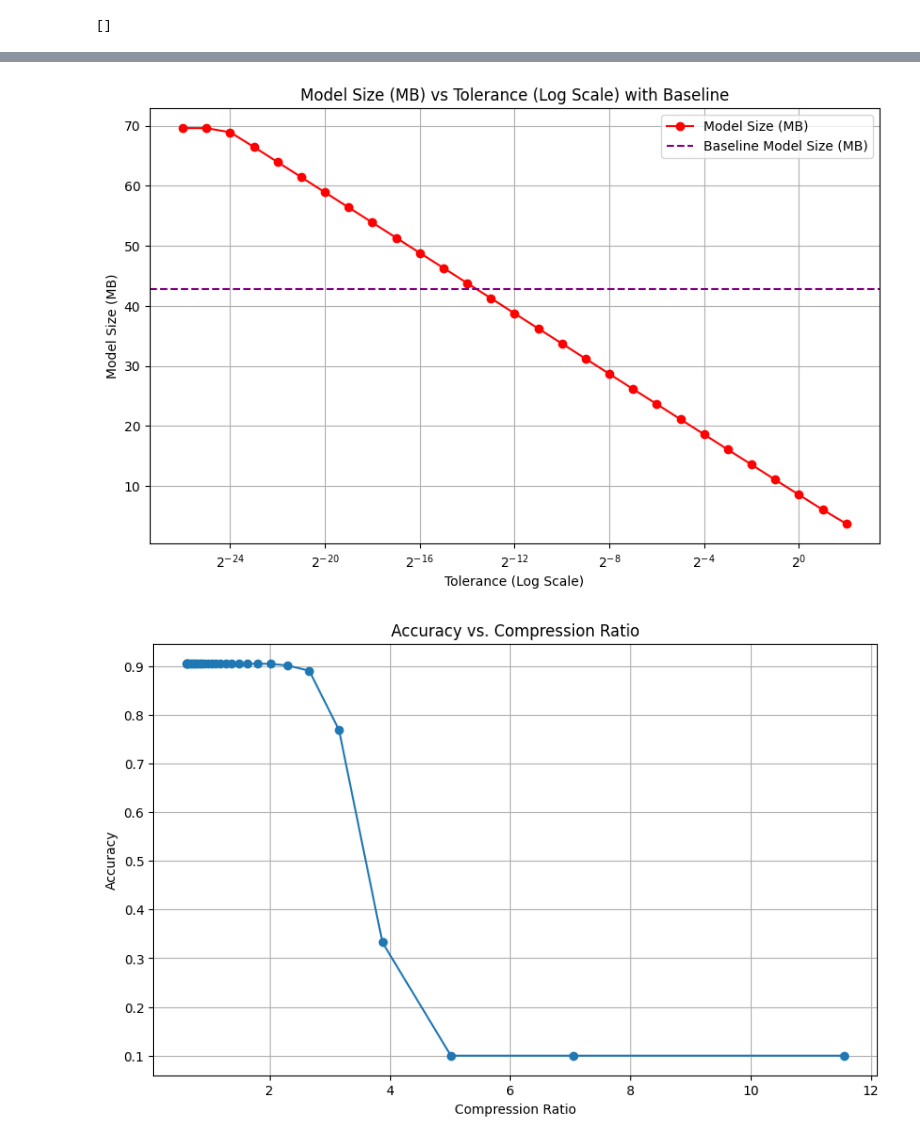
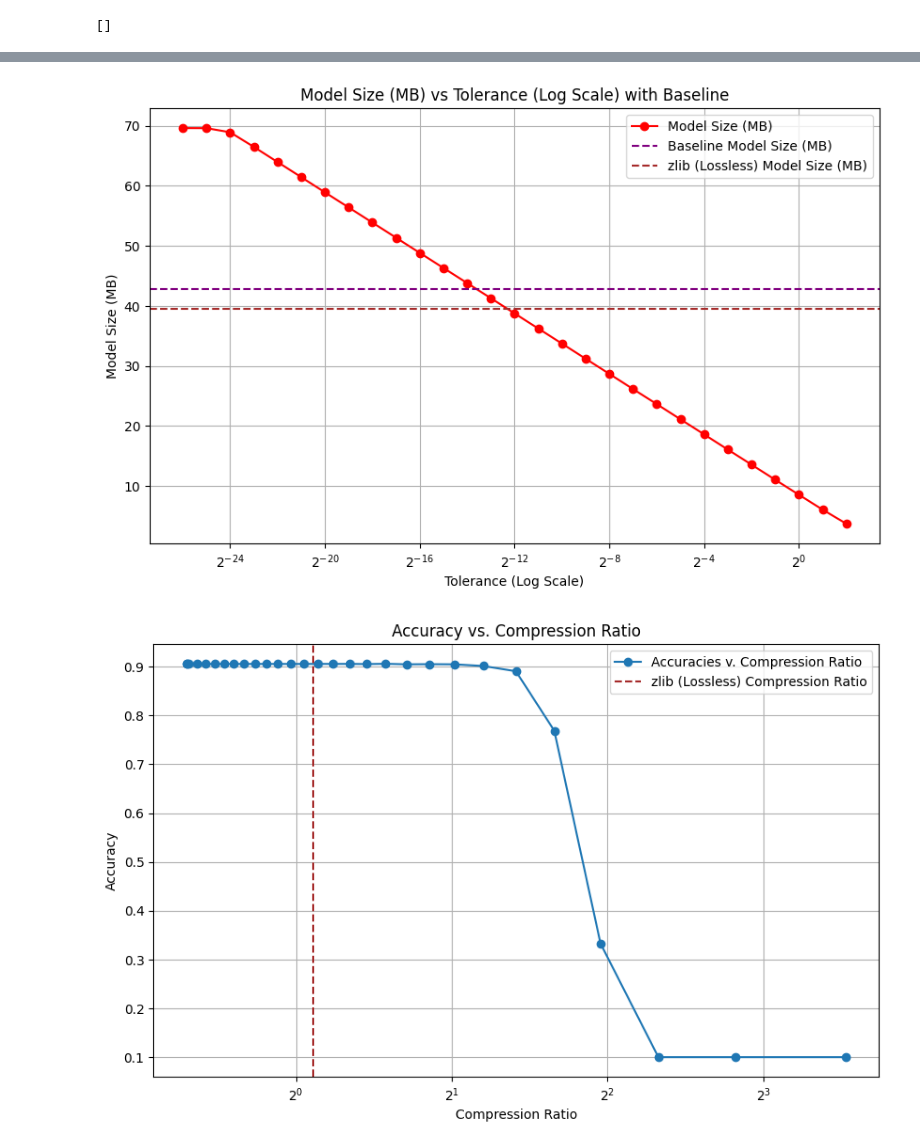
Before and after one commit to alex-grindrod/eblc-model-compression, a Jupyter notebook: resnet18-tolerance.ipynb, the cells around one changed output, grey strips where cells are left out. Saved outputs shown, nothing was run; the diff lists cells and outputs as text; code cells hidden in the pictures.

Commit message:
Updated tolerance sweep with zlib comparison baseline

```diff
--- a/resnet18-tolerance.ipynb
+++ b/resnet18-tolerance.ipynb
@@ -91,12 +93,19 @@ for tolerance in tolerance_values:
     count += 1
 
 
+#Relevant Base Model Metrics
 org_data = {}
 org_trial = trainer_zfp.test(original_model, dataloaders=test_loader)
 
 org_data['accuracy'] = trials[0]['test_acc']
 org_data['compression_ratio'] = 1
 org_data['model_size'] = org_size / 1024**2
+
+#Relevant zlib Model Metrics
+zlib_data = {}
+_, _, zlib_size = zlib_compress(original_model, f'zlib-resnet18')
+zlib_data['compression_ratio'] = org_size / zlib_size
+zlib_data['model_size'] = zlib_size / 1024**2
 # %% [output]
 Downloading https://www.cs.toronto.edu/~kriz/cifar-10-python.tar.gz to ./data/cifar-10-python.tar.gz
 Extracting ./data/cifar-10-python.tar.gz to ./data
@@ -147,8 +156,10 @@ Compressed Size: 14198625
 # %%
+
+
 data = [
     (accuracies, org_data['accuracy'], 'orange', 'Accuracy'),
-    (compression_ratios, org_data['compression_ratio'], 'green', 'Compression Ratio'),
-    (model_sizes, org_data['model_size'], 'red', 'Model Size (MB)'),
+    (compression_ratios, org_data['compression_ratio'], 'green', 'Compression Ratio', zlib_data['compression_ratio']),
+    (model_sizes, org_data['model_size'], 'red', 'Model Size (MB)', zlib_data['model_size']),
 ]
 
 for d in data:
@@ -156,6 +167,10 @@ for d in data:
 
     plt.plot(tolerance_values, d[0], color=d[2], marker='o', label=d[3])
     plt.axhline(y=d[1], color='purple', linestyle='--', label=f'Baseline {d[3]}')
+
+    if len(d) > 4:
+        plt.axhline(y=d[4], color='brown', linestyle='--', label=f'zlib (Lossless) {d[3]}')
+
 
     plt.title(f'{d[3]} vs Tolerance (Log Scale) with Baseline')
     plt.xscale('log', base=2)
@@ -168,13 +183,16 @@ for d in data:
     plt.show()
 
 plt.figure(figsize=(10, 6))
-plt.plot(compression_ratios, accuracies, marker='o')
+plt.plot(compression_ratios, accuracies, marker='o', label="Accuracies v. Compression Ratio")
 plt.title(f'Accuracy vs. Compression Ratio')
 plt.xlabel('Compression Ratio')
 plt.ylabel('Accuracy')
+#Compressed Baseline
+plt.axvline(x=data[1][4], color='brown', linestyle='--', label=f'zlib (Lossless) {data[1][3]}')
+plt.xscale('log', base=2)
+plt.legend()
 plt.grid(True)
 plt.savefig(f"{kaggle_save}acc_v_comp.png")
-
 plt.show()
 # %% [output]
 [figure]
@@ -182,2 +200,2 @@ plt.show()
-[figure, old version]
+[figure, new version]
-[figure, old version]
+[figure, new version]
```
Also changed, not shown: parts of 6 cells of this notebook, 3 other files.
